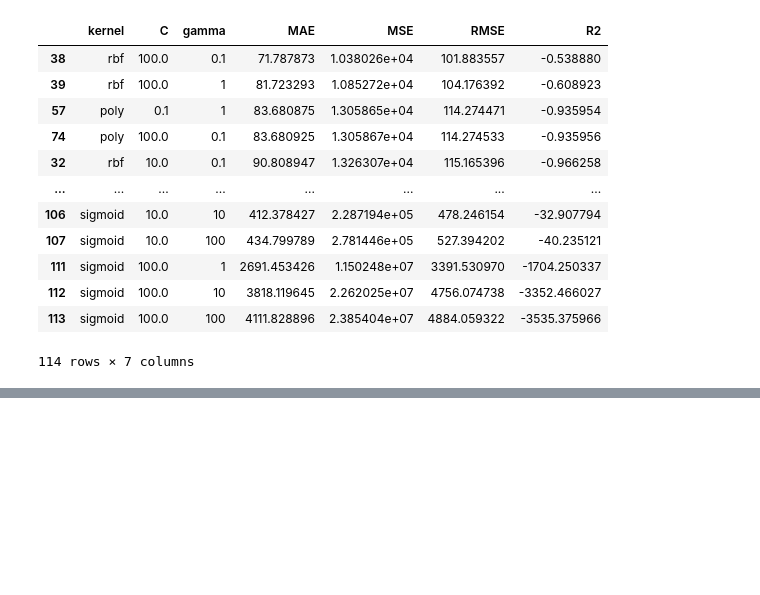
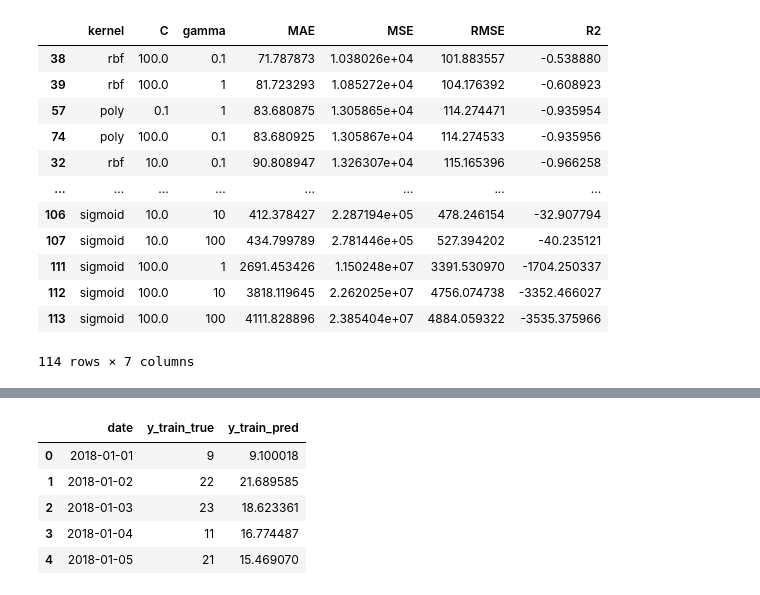
Before and after one commit to euisuk-chung/Bike-Share-Analysis, a Jupyter notebook: Notebooks/euisuk/04_run_SVR(uncleansed).ipynb, the cells around one changed output, grey strips where cells are left out. Saved outputs shown, nothing was run; the diff lists cells and outputs as text; code cells hidden in the pictures; blank space fills up the shorter version.

```diff
--- a/Notebooks/euisuk/04_run_SVR(uncleansed).ipynb
+++ b/Notebooks/euisuk/04_run_SVR(uncleansed).ipynb
@@ -166,0 +211,12 @@ fig.show()
+# %%
+train_viz = pd.DataFrame({'date' : train_data['date'],
+                          'y_train_true' : y_train.iloc[:,-1].values,
+                          'y_train_pred' : y_train_pred})
+train_viz.head()
+# %% [output]
+|  | date | y_train_true | y_train_pred |
+| 0 | 2018-01-01 | 9 | 9.100018 |
+| 1 | 2018-01-02 | 22 | 21.689585 |
+| 2 | 2018-01-03 | 23 | 18.623361 |
+| 3 | 2018-01-04 | 11 | 16.774487 |
+| 4 | 2018-01-05 | 21 | 15.469070 |
```
Also changed, not shown: parts of 17 cells of this notebook, 3 other files.
